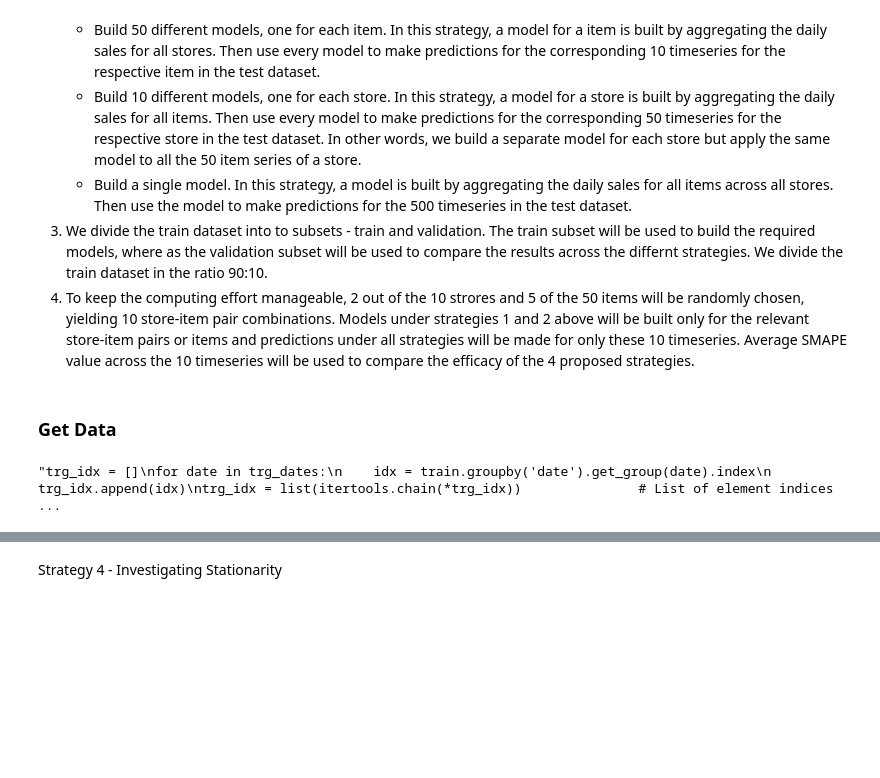
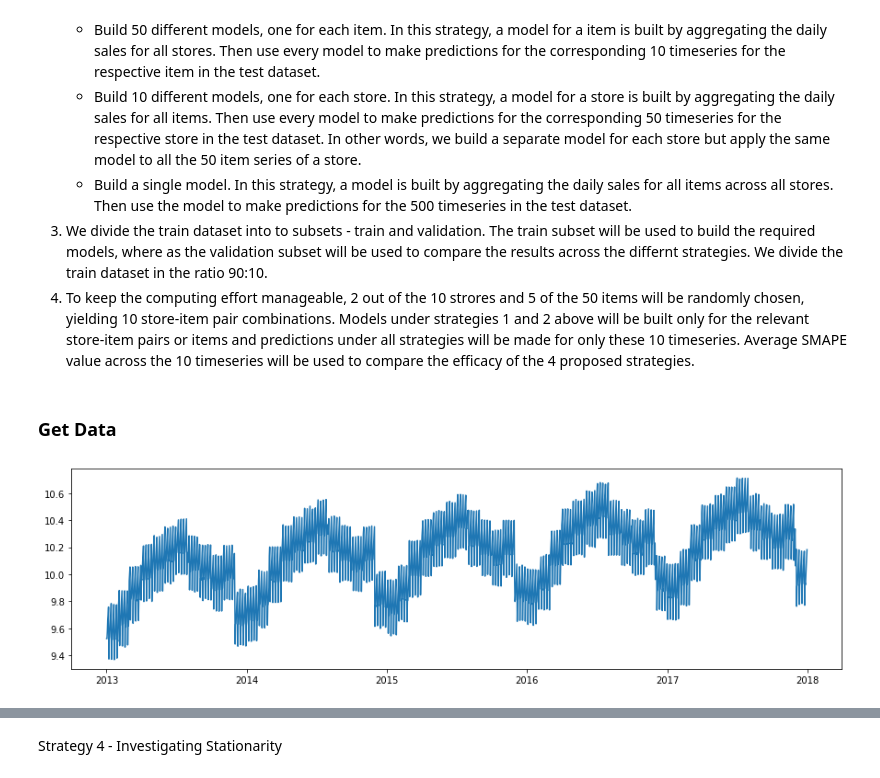
Before and after one commit to sanjeevgadre/Kaggle-Time-Series, a Jupyter notebook: SARIMA.ipynb, the cells around one changed output, grey strips where cells are left out. Saved outputs shown, nothing was run; the diff lists cells and outputs as text; code cells hidden in the pictures; blank space fills up the shorter version.

```diff
--- a/SARIMA.ipynb
+++ b/SARIMA.ipynb
@@ -41,28 +41,3 @@ train.item = train.item.astype('category')
 random.seed(1970)
 stores = random.sample(range(11), 2)    # Choosing 2 of the 10 stores randonly
 items = random.sample(range(51), 5)     # Choosing 5 of the 50 items randomly
-# %%
-n_train = np.int(0.9*len(train.date.unique()))                   # The ratio to split the date range
-dates = train.date.unique()
-trg_dates = dates[:n_train]  # List of dates to include in train subset
-val_dates = dates[n_train:]  # List of dates to inclide in val subset
-
-'''trg_idx = []
-for date in trg_dates:
-    idx = train.groupby('date').get_group(date).index
-    trg_idx.append(idx)
-trg_idx = list(itertools.chain(*trg_idx))               # List of element indices to include in train subset
-
-val_idx = []
-for date in val_dates:
-    idx = train.groupby('date').get_group(date).index
-    val_idx.append(idx)
-
-val_idx = list(itertools.chain(*val_idx))               # List of element indices to include in val subset
-
-with open('./data/trg_idx', 'wb') as handle:            # Saving the idx's for future use
-    pickle.dump(trg_idx, handle)
-with open('./data/val_idx', 'wb') as handle:
-    pickle.dump(val_idx, handle)'''
-# %% [output]
-"trg_idx = []\nfor date in trg_dates:\n    idx = train.groupby('date').get_group(date).index\n    trg_idx.append(idx)\ntrg_idx = list(itertools.chain(*trg_idx))               # List of element indices ...
@@ -73,0 +44,10 @@ dailysales_df = dailysales.diff(7).dropna()
+# %%
+dailysales_all = train.groupby('date')['sales'].sum()
+dailysales_all.index = pd.DatetimeIndex(dailysales_all.index.values, freq = 'D')
+dailysales_all = np.log(dailysales_all) # Log transforming sales to reduce amplitude of variation
+
+plt.figure(figsize = (15, 4))
+plt.plot(dailysales_all.index, dailysales_all)
+plt.show()
+# %% [output]
+[figure, added]
```
Also changed, not shown: parts of 27 cells of this notebook, 1 other file.
